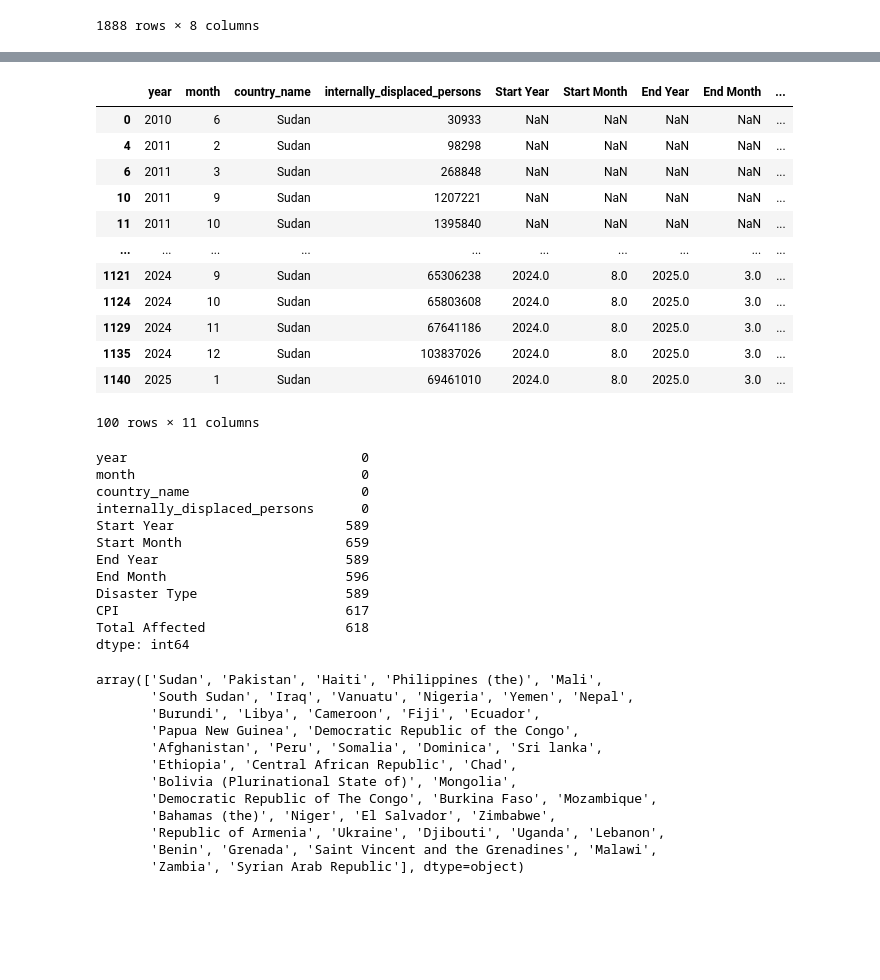
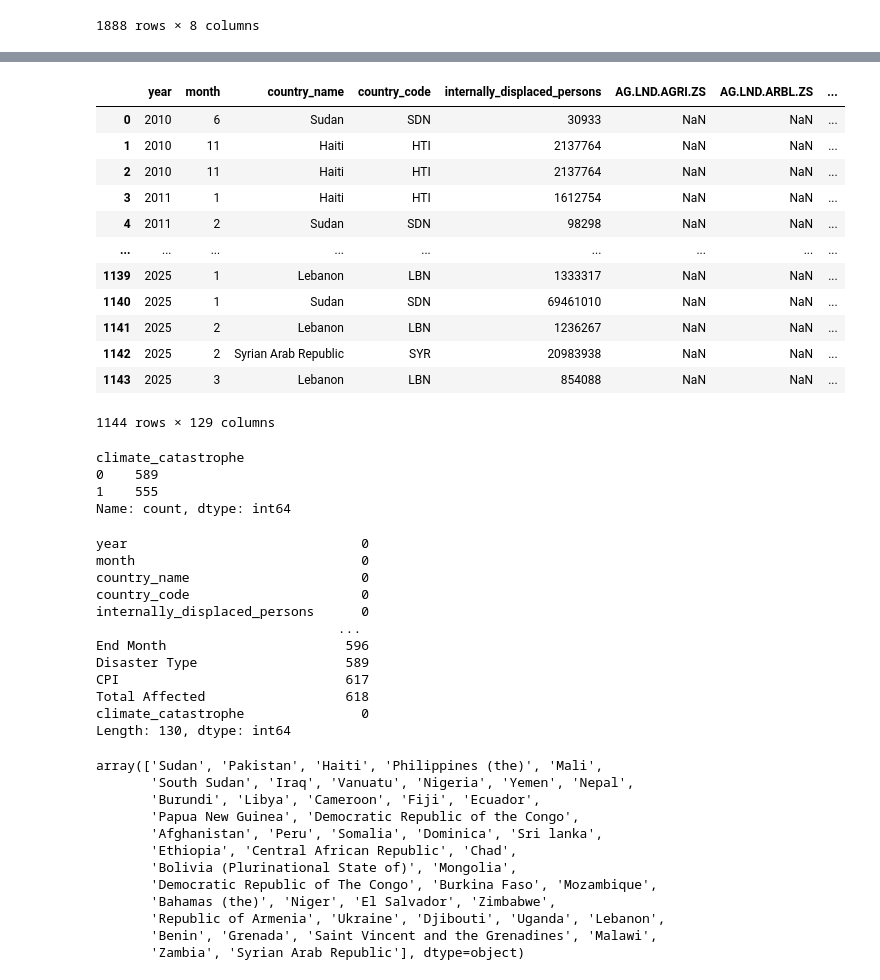
Before and after one commit to emijlop/climate-migration-project, a Jupyter notebook: 001_merge_data.ipynb, the cells around one changed output, grey strips where cells are left out. Saved outputs shown, nothing was run; the diff lists cells and outputs as text; code cells hidden in the pictures; blank space fills up the shorter version.

```diff
--- a/001_merge_data.ipynb
+++ b/001_merge_data.ipynb
@@ -224,39 +264,49 @@ merged_df
 #drop 'Country' column
 
 merged_df.drop(columns=['Country'], inplace=True)
-# %%
-merged_df[merged_df['country_name'] == 'Sudan']
-# %% [output]
-|  | year | month | country_name | internally_displaced_persons | Start Year | Start Month | End Year | End Month | ... |
-| 0 | 2010 | 6 | Sudan | 30933 | NaN | NaN | NaN | NaN | ... |
-| 4 | 2011 | 2 | Sudan | 98298 | NaN | NaN | NaN | NaN | ... |
-| 6 | 2011 | 3 | Sudan | 268848 | NaN | NaN | NaN | NaN | ... |
-| 10 | 2011 | 9 | Sudan | 1207221 | NaN | NaN | NaN | NaN | ... |
-| 11 | 2011 | 10 | Sudan | 1395840 | NaN | NaN | NaN | NaN | ... |
-| ... | ... | ... | ... | ... | ... | ... | ... | ... | ... |
-| 1121 | 2024 | 9 | Sudan | 65306238 | 2024.0 | 8.0 | 2025.0 | 3.0 | ... |
-| 1124 | 2024 | 10 | Sudan | 65803608 | 2024.0 | 8.0 | 2025.0 | 3.0 | ... |
-| 1129 | 2024 | 11 | Sudan | 67641186 | 2024.0 | 8.0 | 2025.0 | 3.0 | ... |
-| 1135 | 2024 | 12 | Sudan | 103837026 | 2024.0 | 8.0 | 2025.0 | 3.0 | ... |
-| 1140 | 2025 | 1 | Sudan | 69461010 | 2024.0 | 8.0 | 2025.0 | 3.0 | ... |
-100 rows × 11 columns
+# %%
+merged_df
+# %% [output]
+|  | year | month | country_name | country_code | internally_displaced_persons | AG.LND.AGRI.ZS | AG.LND.ARBL.ZS | ... |
+| 0 | 2010 | 6 | Sudan | SDN | 30933 | NaN | NaN | ... |
+| 1 | 2010 | 11 | Haiti | HTI | 2137764 | NaN | NaN | ... |
+| 2 | 2010 | 11 | Haiti | HTI | 2137764 | NaN | NaN | ... |
+| 3 | 2011 | 1 | Haiti | HTI | 1612754 | NaN | NaN | ... |
+| 4 | 2011 | 2 | Sudan | SDN | 98298 | NaN | NaN | ... |
+| ... | ... | ... | ... | ... | ... | ... | ... | ... |
+| 1139 | 2025 | 1 | Lebanon | LBN | 1333317 | NaN | NaN | ... |
+| 1140 | 2025 | 1 | Sudan | SDN | 69461010 | NaN | NaN | ... |
+| 1141 | 2025 | 2 | Lebanon | LBN | 1236267 | NaN | NaN | ... |
+| 1142 | 2025 | 2 | Syrian Arab Republic | SYR | 20983938 | NaN | NaN | ... |
+| 1143 | 2025 | 3 | Lebanon | LBN | 854088 | NaN | NaN | ... |
+1144 rows × 129 columns
+# %%
+# Create column 'climate_catastrophe' to indicate if a climate catastrophe occurred
+
+merged_df['climate_catastrophe'] = merged_df['Disaster Type'].notnull().astype(int)
+merged_df['climate_catastrophe'].value_counts()
+# %% [output]
+climate_catastrophe
+0    589
+1    555
+Name: count, dtype: int64
 # %%
 #count NAs per column
 na_counts = merged_df.isna().sum()
-na_counts
+print(na_counts)
 # %% [output]
 year                              0
 month                             0
 country_name                      0
+country_code                      0
 internally_displaced_persons      0
-Start Year                      589
-Start Month                     659
-End Year                        589
+                               ...
 End Month                       596
 Disaster Type                   589
 CPI                             617
 Total Affected                  618
-dtype: int64
+climate_catastrophe               0
+Length: 130, dtype: int64
 # %%
 # get unique values in the country_name with missingmess in CPI
 
```
Also changed, not shown: parts of 20 cells of this notebook, 2 other files.
